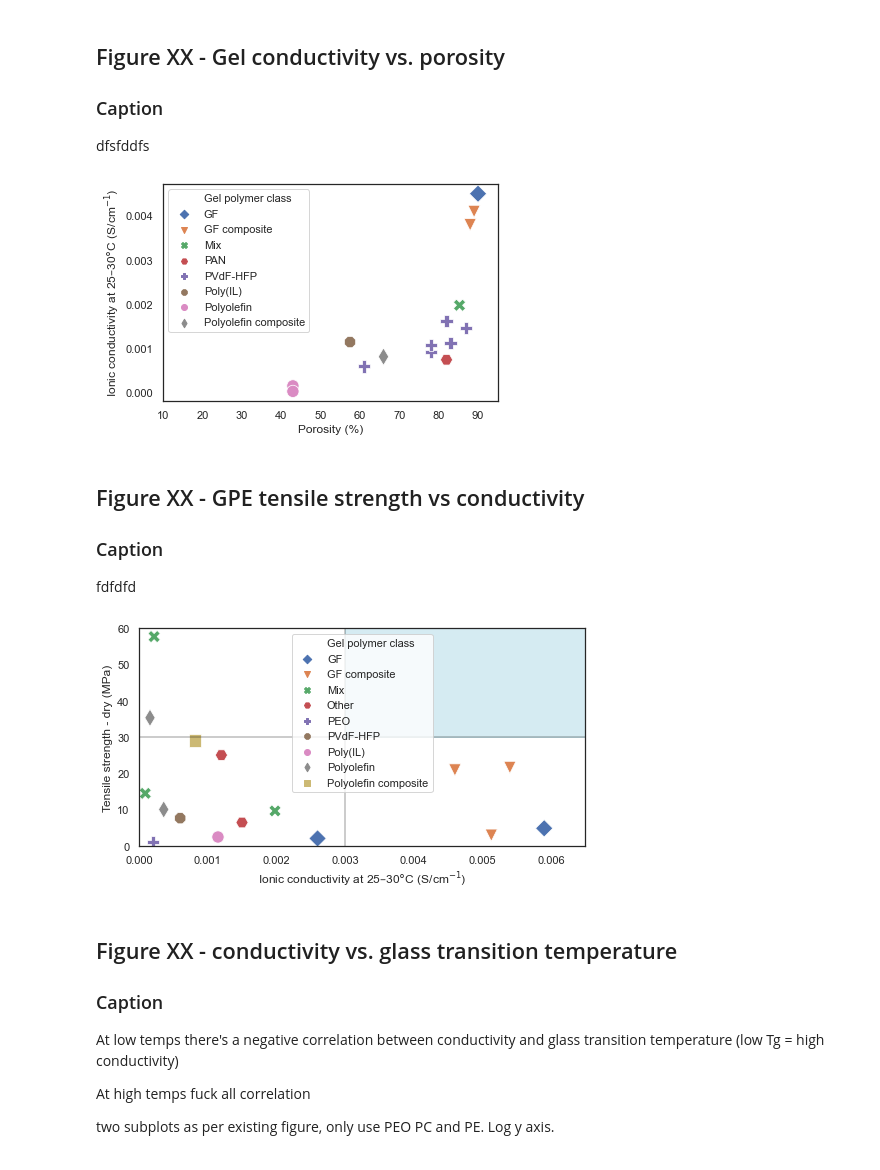
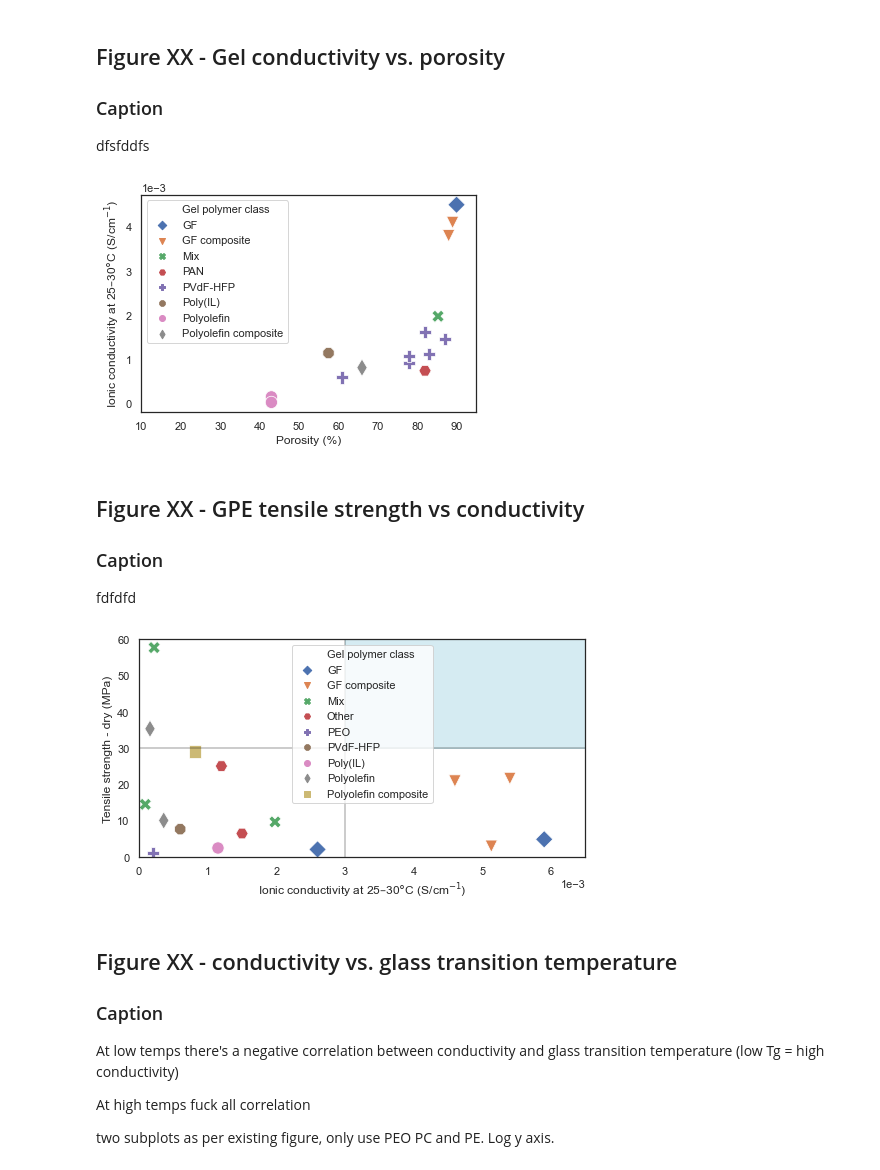
Before and after one commit to jknottUOW/polymer-review-paper, a Jupyter notebook: FIGURES.ipynb, the cells around one changed output. Cells and saved outputs as stored; diff of their text form; code cells hidden in the pictures.

```diff
--- a/FIGURES.ipynb
+++ b/FIGURES.ipynb
@@ -22,22 +22,35 @@ df_GPE.sort_values(by=['class'], inplace=True)
 # %%
 sns.set()
 sns.set_style("white")
+sns.set_style('ticks')
 sns.set_context("notebook", rc={'axes.grid': True})
 sns.set_palette('Set1')
 plt.figure(figsize=(10, 4))
+
+# All classes that do not have more than two independent references are excluded
+df_SPE_box = df_SPE[
+    (df_SPE['class'] != 'Other') &
+    (df_SPE['class'] != 'PAN') &
+    (df_SPE['class'] != 'Polyester') &
+    (df_SPE['class'] != 'Poly(IL)') &
+    (df_SPE['class'] != 'Nonwoven composite') &
+    (df_SPE['class'] != 'Polymerized sodium salt')
+    ]
 
 SPE_box = sns.boxplot(
                 x='class',
                 y='conductivity_(20-30)degC',
                 hue='class',
-                data=df_SPE,
+                data=df_SPE_box,
                 dodge=False,
                 linewidth=2,
                 saturation=1.5,
                 ).set(
     xlabel='Gel class',
     ylabel='Ionic conductivity (S/cm$^{-1}$)',
+    yscale='log',
     )
+
 plt.xticks(
     rotation=45,
     horizontalalignment='right',
@@ -57,11 +70,17 @@ fsdfsdfsdfsd
 # %%
 sns.set()
 sns.set_style("white")
+sns.set_style('ticks')
 sns.set_context("notebook", rc={'axes.grid': True})
 sns.set_palette('Set1')
 plt.figure(figsize=(10, 4))
 
-df_GPE_box = df_GPE.drop(df_GPE[(df_GPE.class == 'other') & (df_GPE.class == 'PAN') & (df_GPE.class == 'Ceramic-composite')].index)
+# All classes that do not have more than two independent references are excluded
+df_GPE_box = df_GPE[
+    (df_GPE['class'] != 'Other') &
+    (df_GPE['class'] != 'PVP') &
+    (df_GPE['class'] != 'Ceramic-composite')
+    ]
 
 GPE_box = sns.boxplot(
                 x='class',
@@ -74,6 +93,7 @@ GPE_box = sns.boxplot(
                 ).set(
     xlabel='Gel class',
     ylabel='Ionic conductivity at 25$\endash$30$\degree$C (S/cm$^{-1}$)',
+    yscale='log',
     )
 plt.xticks(
     rotation=30,
@@ -93,33 +113,34 @@ dfsfddfs
 # %%
 df_cond_por = df_GPE.loc[:, ('UID', 'class', 'porosity', 'conductivity_(20-30)degC')]
 df_cond_por.dropna(inplace=True)
 df_cond_por.sort_values(by=['class'], inplace=True)
 
 sns.set()
 sns.set_style("white")
 sns.set_context("notebook",rc={'axes.grid': True})
 plt.figure(figsize=(6, 4))
 markers = ['D', 'v', 'X', 'H', 'P', '8', 'o', 'd']
 
 fig_cond = sns.scatterplot(
                 x='porosity',
                 y='conductivity_(20-30)degC',
                 hue='class',
                 data=df_cond_por,
                 s=150,
                 style='class',
                 markers=markers
                 )
 
 plt.xlim(10, 95)
 plt.xlabel('Porosity (%)')
 plt.ylabel('Ionic conductivity at 25$\endash$30$\degree$C (S/cm$^{-1}$)')
 plt.legend().texts[0].set_text("Gel polymer class")
+plt.ticklabel_format(style='sci', axis='y',scilimits=(0,0))
 
 plt.savefig('.\FIGURES\GPE_porosity-vs-conductivity.svg',
            transparent=False)
 # %% [output]
-[figure, old version]
+[figure, new version]
 # %% [markdown]
 ## Figure XX - GPE tensile strength vs conductivity
 
@@ -152,6 +173,7 @@ plt.ylabel('Tensile strength - dry (MPa)')
 plt.legend().texts[0].set_text("Gel polymer class")
 plt.xlim(0, 0.0065)
 plt.ylim(0, 60)
+plt.ticklabel_format(style='sci', axis='x',scilimits=(0,0))
 
 plt.plot([0.003, 0.003], [-10, 80], linewidth=2, color='black', alpha=0.2)
 plt.plot([-1, 1], [30, 30], linewidth=2, color='black', alpha=0.2)
@@ -160,7 +182,7 @@ fig_cond.add_patch(patches.Rectangle((0.003, 30), 1, 60, color='lightblue', alph
 plt.savefig('.\FIGURES\GPE_strength-vs-conductivity.svg',
            transparent=False)
 # %% [output]
-[figure, old version]
+[figure, new version]
 # %% [markdown]
 ## Figure XX - conductivity vs. glass transition temperature
 ### Caption
```
Also changed, not shown: parts of 4 cells of this notebook, 4 other files.
